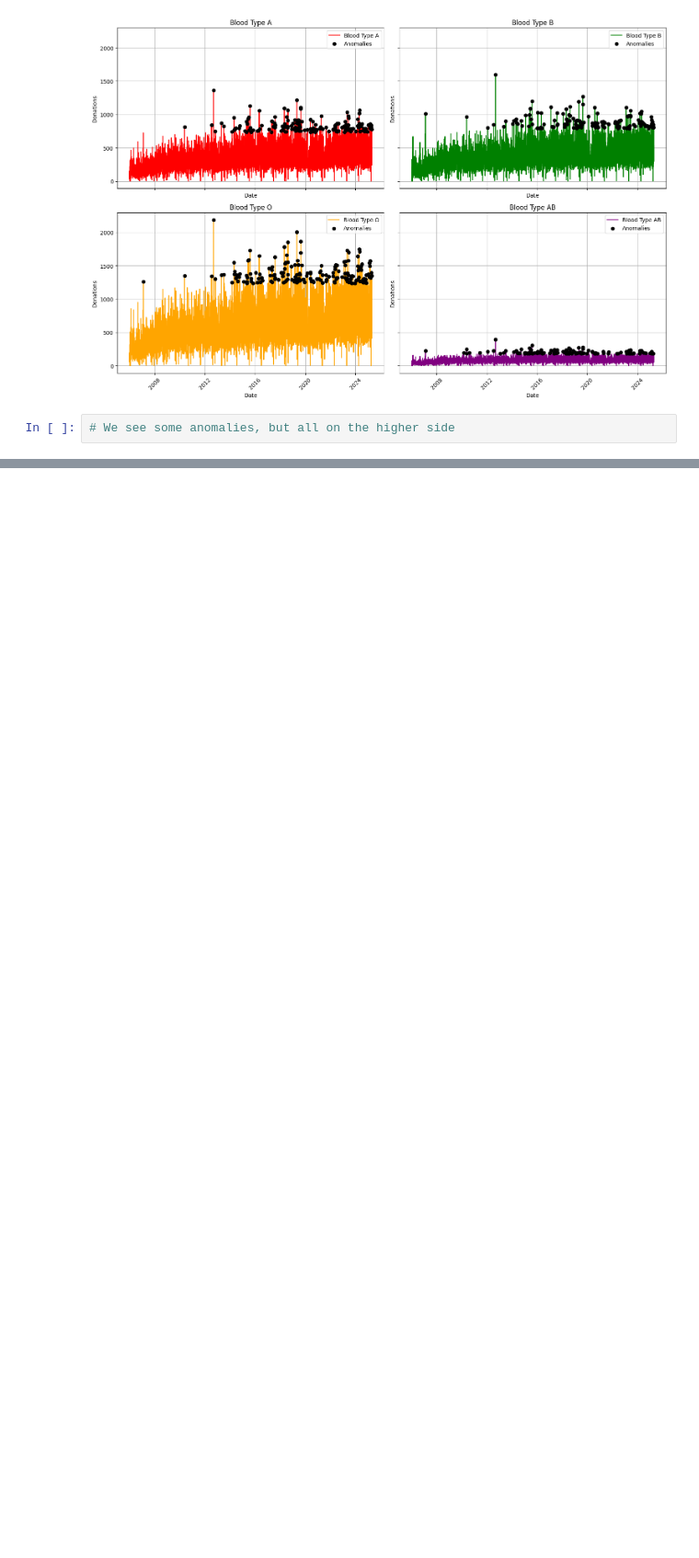
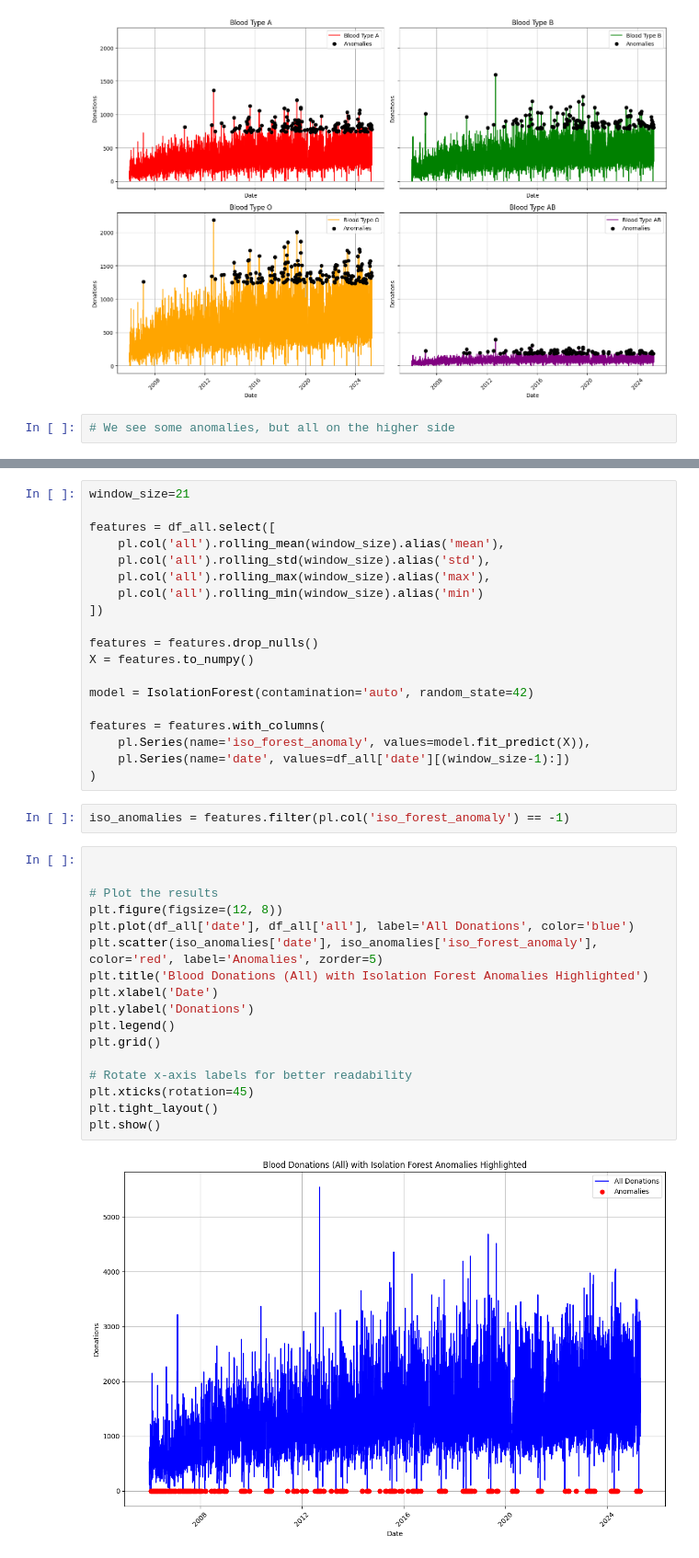
Before and after one commit to jasperschroeder/MalaysiaBloodDonations, a Jupyter notebook: MalaysiaBloodDonation/1_Initial_Notebook.ipynb, the cells around one changed output, grey strips where cells are left out. Shown at 92% size. Saved outputs shown, nothing was run; the diff lists cells and outputs as text; blank space fills up the shorter version.

```diff
--- a/MalaysiaBloodDonation/1_Initial_Notebook.ipynb
+++ b/MalaysiaBloodDonation/1_Initial_Notebook.ipynb
@@ -346,0 +498,40 @@ plt.show()
+# %%
+window_size=21
+
+features = df_all.select([
+    pl.col('all').rolling_mean(window_size).alias('mean'),
+    pl.col('all').rolling_std(window_size).alias('std'),
+    pl.col('all').rolling_max(window_size).alias('max'),
+    pl.col('all').rolling_min(window_size).alias('min')
+])
+
+features = features.drop_nulls()
+X = features.to_numpy()
+
+model = IsolationForest(contamination='auto', random_state=42)
+
+features = features.with_columns(
+    pl.Series(name='iso_forest_anomaly', values=model.fit_predict(X)),
+    pl.Series(name='date', values=df_all['date'][(window_size-1):])
+)
+# %%
+iso_anomalies = features.filter(pl.col('iso_forest_anomaly') == -1)
+# %%
+
+
+# Plot the results
+plt.figure(figsize=(12, 8))
+plt.plot(df_all['date'], df_all['all'], label='All Donations', color='blue')
+plt.scatter(iso_anomalies['date'], iso_anomalies['iso_forest_anomaly'], color='red', label='Anomalies', zorder=5)
+plt.title('Blood Donations (All) with Isolation Forest Anomalies Highlighted')
+plt.xlabel('Date')
+plt.ylabel('Donations')
+plt.legend()
+plt.grid()
+
+# Rotate x-axis labels for better readability
+plt.xticks(rotation=45)
+plt.tight_layout()
+plt.show()
+# %% [output]
+[figure, added]
```
Also changed, not shown: parts of 14 cells of this notebook.
